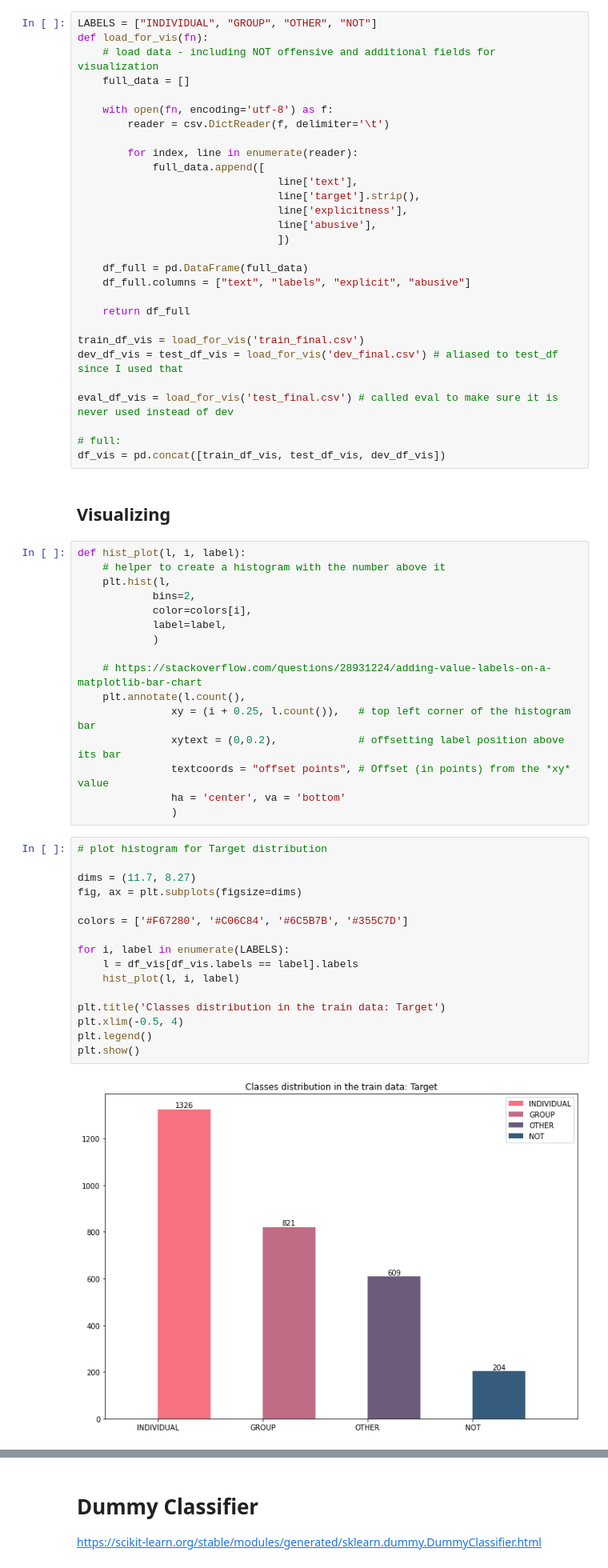
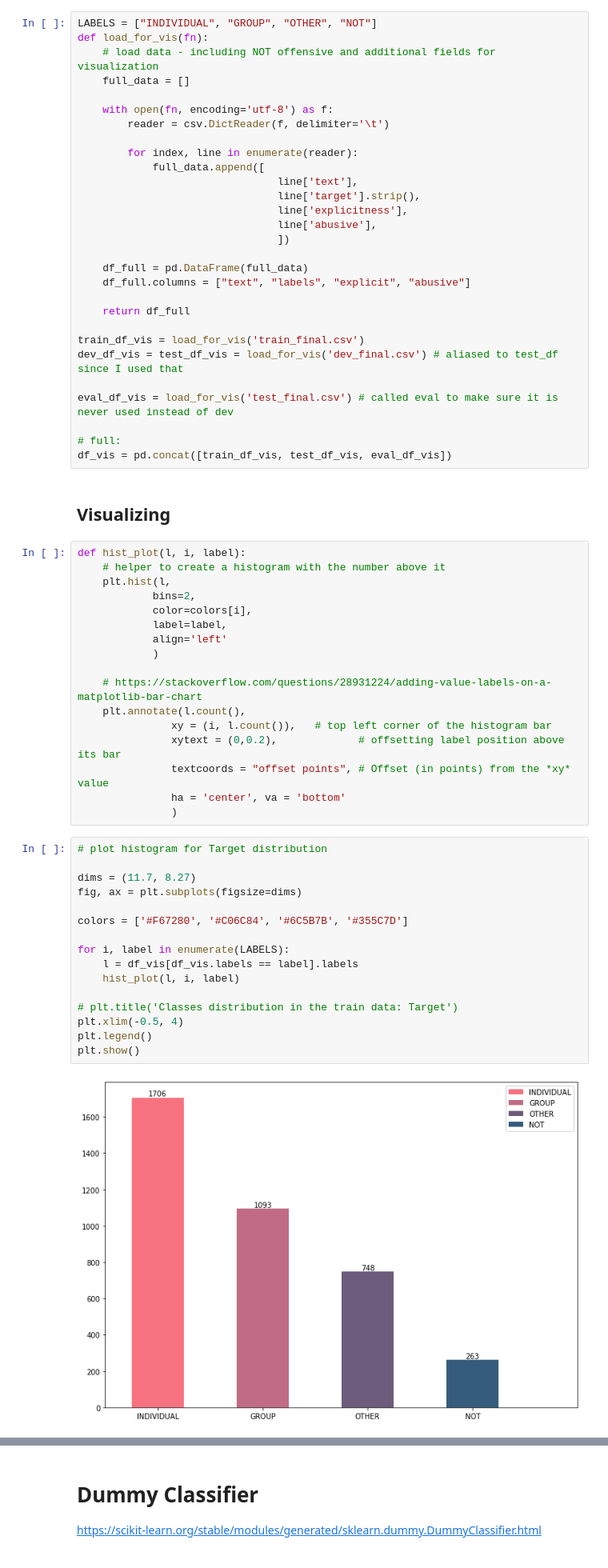
Before and after one commit to robinvandernoord/thesis, a Jupyter notebook: Thesis_final.ipynb, the cells around one changed output, grey strips where cells are left out. Shown at 80% size. Saved outputs shown, nothing was run; the diff lists cells and outputs as text.

Commit message:
Updated Visualizations

```diff
--- a/Thesis_final.ipynb
+++ b/Thesis_final.ipynb
@@ -383,7 +403,7 @@ dev_df_vis = test_df_vis = load_for_vis('dev_final.csv') # aliased to test_df si
 eval_df_vis = load_for_vis('test_final.csv') # called eval to make sure it is never used instead of dev
 
 # full:
-df_vis = pd.concat([train_df_vis, test_df_vis, dev_df_vis])
+df_vis = pd.concat([train_df_vis, test_df_vis, eval_df_vis])
 # %% [markdown]
 ## Visualizing
 # %%
@@ -393,11 +413,12 @@ def hist_plot(l, i, label):
             bins=2,
             color=colors[i],
             label=label,
+            align='left'
             )
 
     # https://stackoverflow.com/questions/28931224/adding-value-labels-on-a-matplotlib-bar-chart
     plt.annotate(l.count(),
-               xy = (i + 0.25, l.count()),   # top left corner of the histogram bar
+               xy = (i, l.count()),   # top left corner of the histogram bar
                xytext = (0,0.2),             # offsetting label position above its bar
                textcoords = "offset points", # Offset (in points) from the *xy* value
                ha = 'center', va = 'bottom'
@@ -405,21 +426,21 @@ def hist_plot(l, i, label):
 # %%
 # plot histogram for Target distribution
 
 dims = (11.7, 8.27)
 fig, ax = plt.subplots(figsize=dims)
 
 colors = ['#F67280', '#C06C84', '#6C5B7B', '#355C7D']
 
 for i, label in enumerate(LABELS):
     l = df_vis[df_vis.labels == label].labels
     hist_plot(l, i, label)
 
-plt.title('Classes distribution in the train data: Target')
+# plt.title('Classes distribution in the train data: Target')
 plt.xlim(-0.5, 4)
 plt.legend()
 plt.show()
 # %% [output]
-[figure, old version]
+[figure, new version]
 # %%
 # plot histogram for Explicitness distribution
 
```
Also changed, not shown: parts of 8 cells of this notebook.
